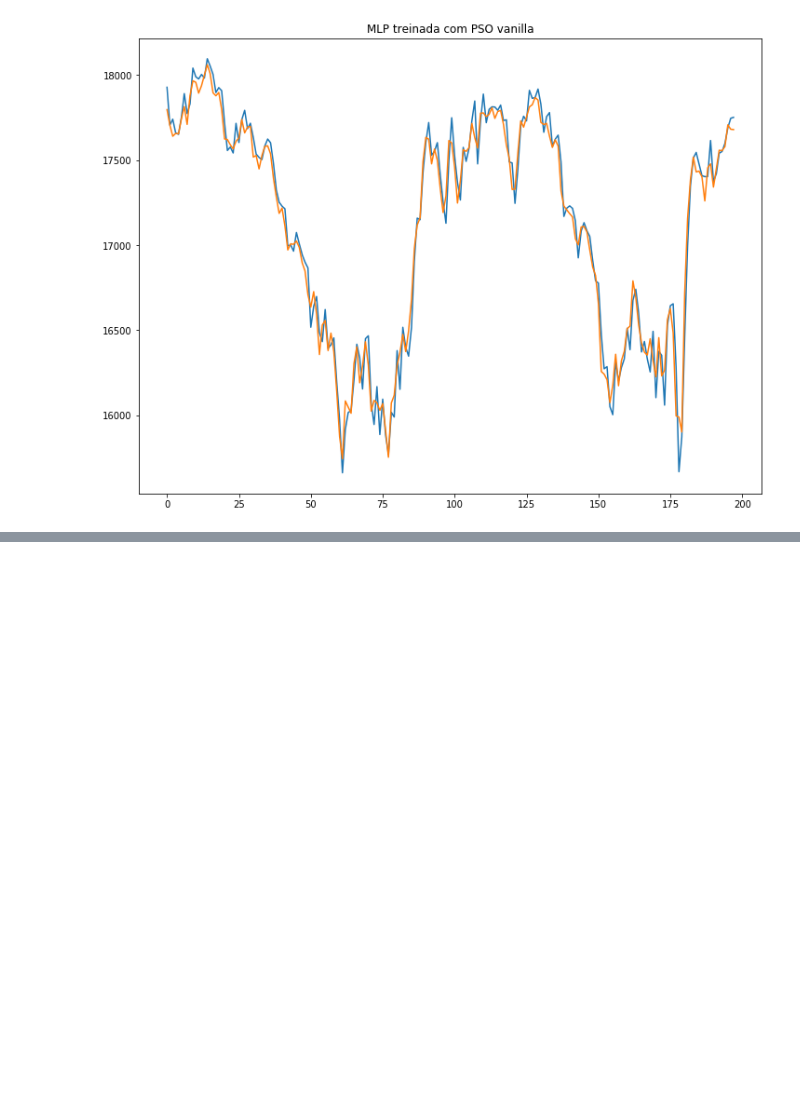
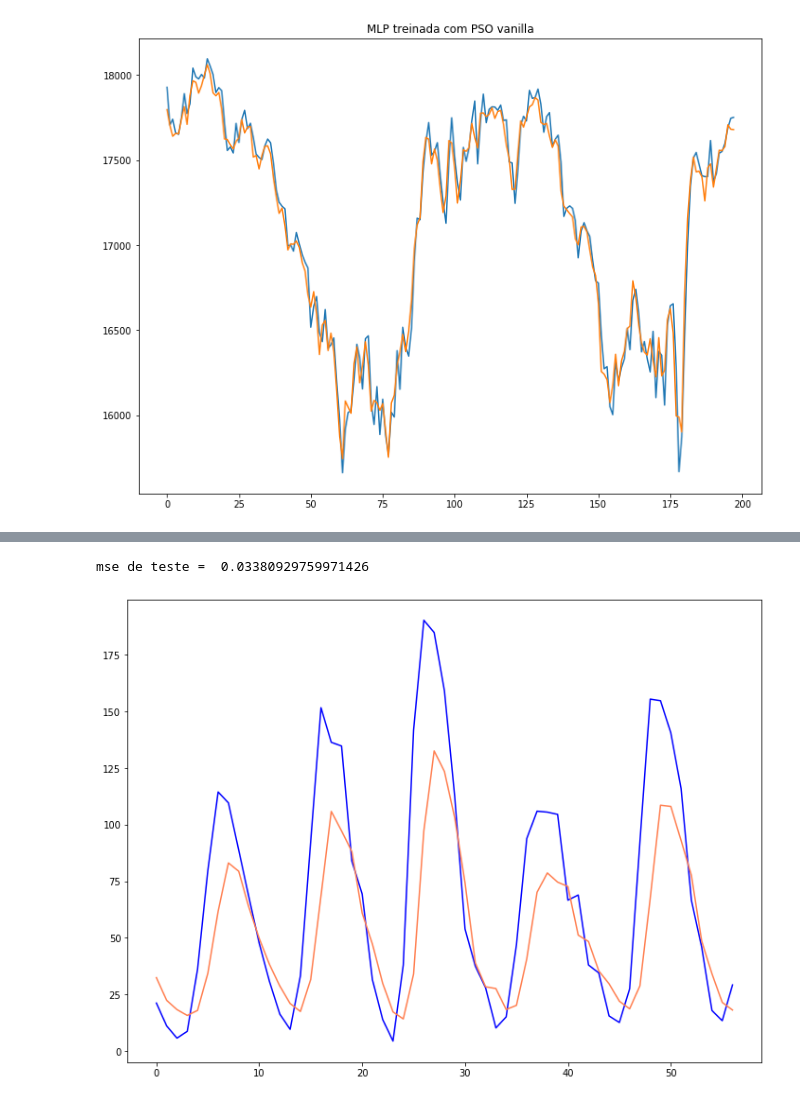
Before and after one commit to filipeclduarte/forecasting_dynamic_swarm_nn, a Jupyter notebook: artigo_swarm_nn_pso_padrao.ipynb, the cells around one changed output, grey strips where cells are left out. Cells and saved outputs as stored; diff of their text form; code cells hidden in the pictures; blank space fills up the shorter version.

```diff
--- a/artigo_swarm_nn_pso_padrao.ipynb
+++ b/artigo_swarm_nn_pso_padrao.ipynb
@@ -740,0 +871,18 @@ plt.title('MLP treinada com PSO vanilla');
+# %%
+### Treinar rede neural com pso
+
+##### Testar 4 neurônios na camada escondida
+best_model = 0
+best_mse = np.inf
+
+for exec in range(1):
+    print('Execução ' + str(exec))
+    parameters, _ = nn_model_pso(X_treino.T, y_treino.T, n_h = 5, print_cost = True)
+    y_pred = predict2(parameters, X_val.T)
+    mse_exec = compute_cost2(y_pred, y_val.T, parameters)
+
+    if mse_exec < best_mse:
+        best_model = parameters
+        best_mse = mse_exec
+
+    print('MSE validação = ' + str(mse_exec))
@@ -740,0 +897,16 @@ plt.title('MLP treinada com PSO vanilla');
+# %%
+# Desnormalizar
+y_pred_teste = predict2(best_model, X_teste.T).reshape(-1,1)
+
+# mse de teste
+print("mse de teste = ",((y_pred_teste - y_teste)**2).mean())
+
+y_pred_teste = desnormalizar(y_pred_teste, sunspot)
+# %% [output]
+mse de teste =  0.03380929759971426
+# %%
+# Plot
+plt.plot(y_teste_, color = 'blue')
+plt.plot(y_pred_teste, color = 'coral');
+# %% [output]
+[figure, added]
```
Also changed, not shown: parts of 10 cells of this notebook.
